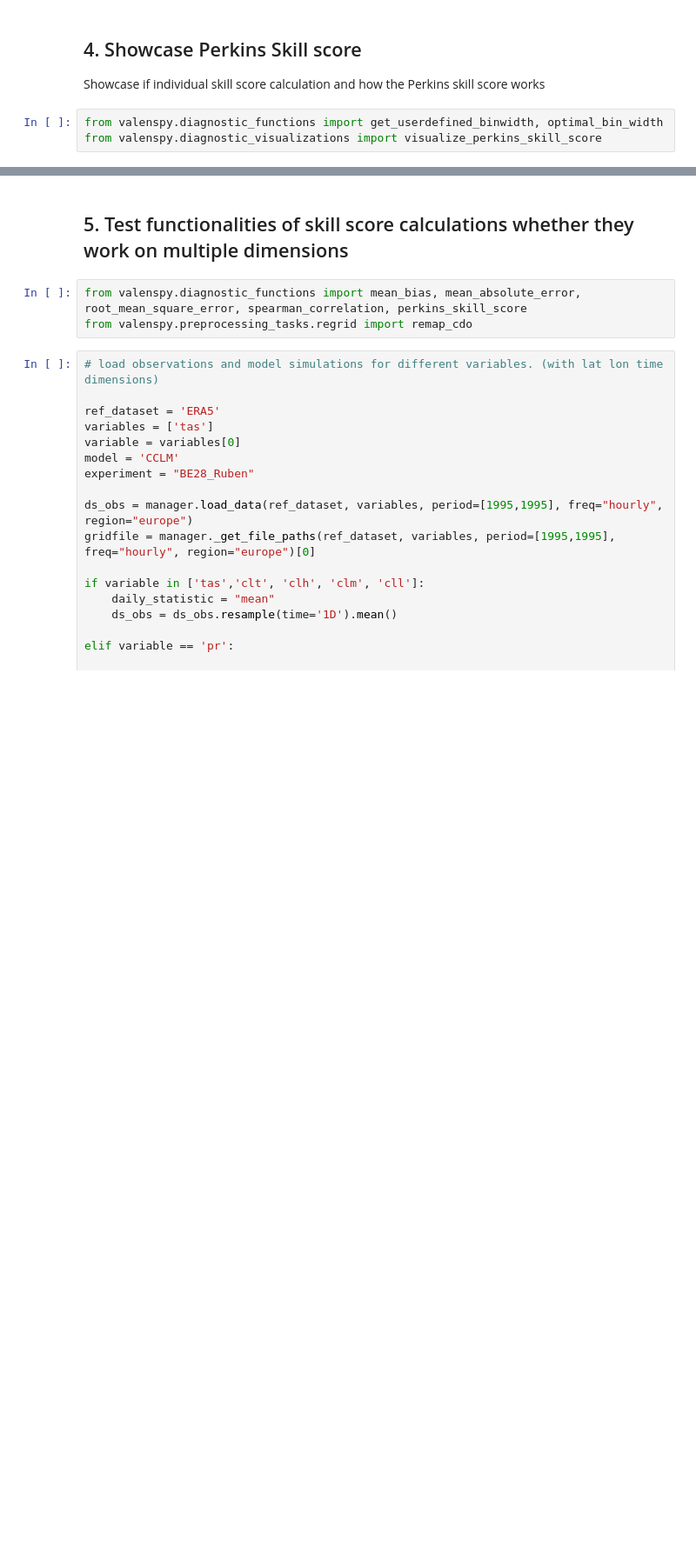
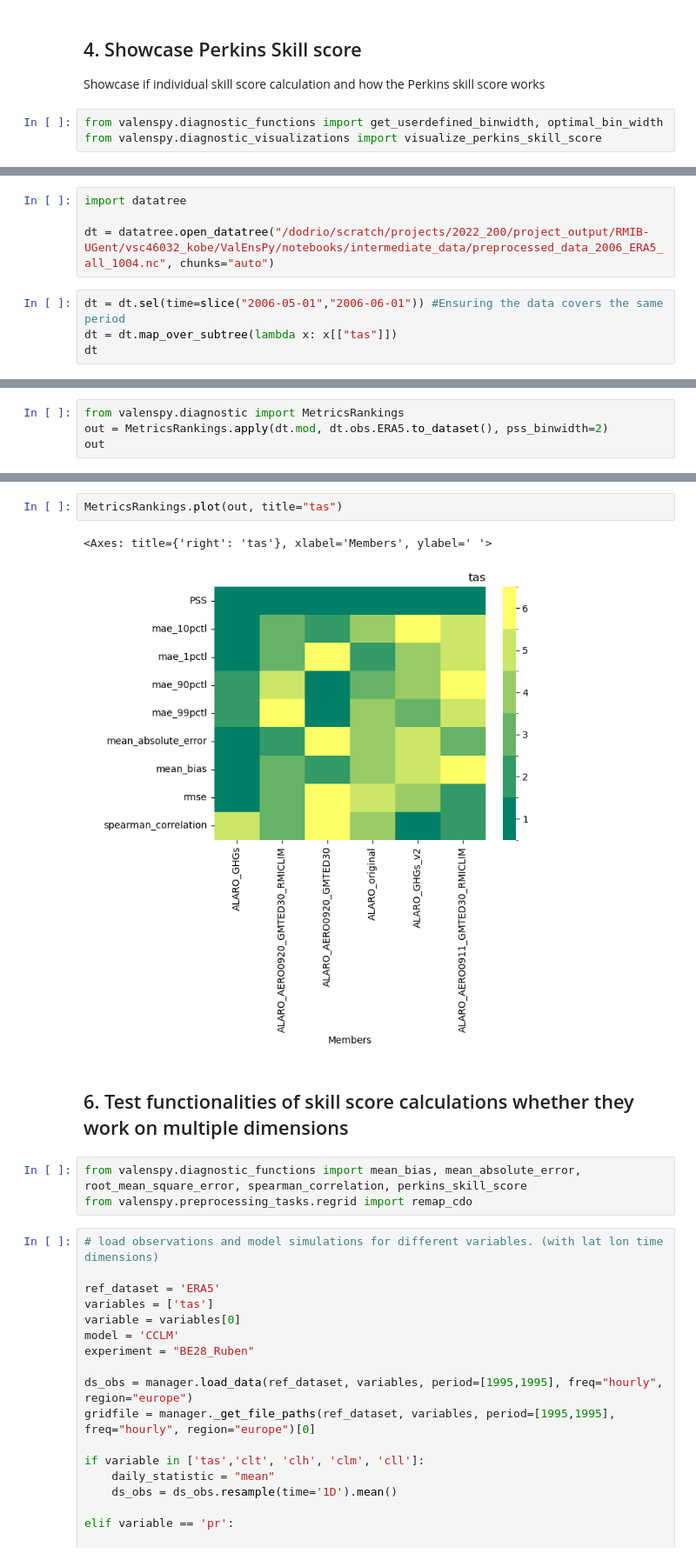
Before and after one commit to CORDEX-be2/ValEnsPy, a Jupyter notebook: examples/skill_scores.ipynb, the cells around one changed output, grey strips where cells are left out. Shown at 87% size. Drawn from its saved outputs; the diff is of its cells as text; blank space fills up the shorter version.

```diff
--- a/examples/skill_scores.ipynb
+++ b/examples/skill_scores.ipynb
@@ -306,0 +340,8 @@ visualize_perkins_skill_score(da_mod, da_obs, binwidth= binwidth)
+# %%
+import datatree
+
+dt = datatree.open_datatree("/dodrio/scratch/projects/2022_200/project_output/RMIB-UGent/vsc46032_kobe/ValEnsPy/notebooks/intermediate_data/preprocessed_data_2006_ERA5_all_1004.nc", chunks="auto")
+# %%
+dt = dt.sel(time=slice("2006-05-01","2006-06-01")) #Ensuring the data covers the same period
+dt = dt.map_over_subtree(lambda x: x[["tas"]])
+dt
@@ -306,0 +366,4 @@ visualize_perkins_skill_score(da_mod, da_obs, binwidth= binwidth)
+# %%
+from valenspy.diagnostic import MetricsRankings
+out = MetricsRankings.apply(dt.mod, dt.obs.ERA5.to_dataset(), pss_binwidth=2)
+out
@@ -307,5 +388,10 @@ visualize_perkins_skill_score(da_mod, da_obs, binwidth= binwidth)
+# %%
+MetricsRankings.plot(out, title="tas")
+# %% [output]
+<Axes: title={'right': 'tas'}, xlabel='Members', ylabel=' '>
+[figure, added]
 # %% [markdown]
-## 5. Test functionalities of skill score calculations whether they work on multiple dimensions
+## 6. Test functionalities of skill score calculations whether they work on multiple dimensions
 # %%
 from valenspy.diagnostic_functions import mean_bias, mean_absolute_error, root_mean_square_error, spearman_correlation, perkins_skill_score
 from valenspy.preprocessing_tasks.regrid import remap_cdo
```
Also changed, not shown: parts of 16 cells of this notebook, 1 other file.
